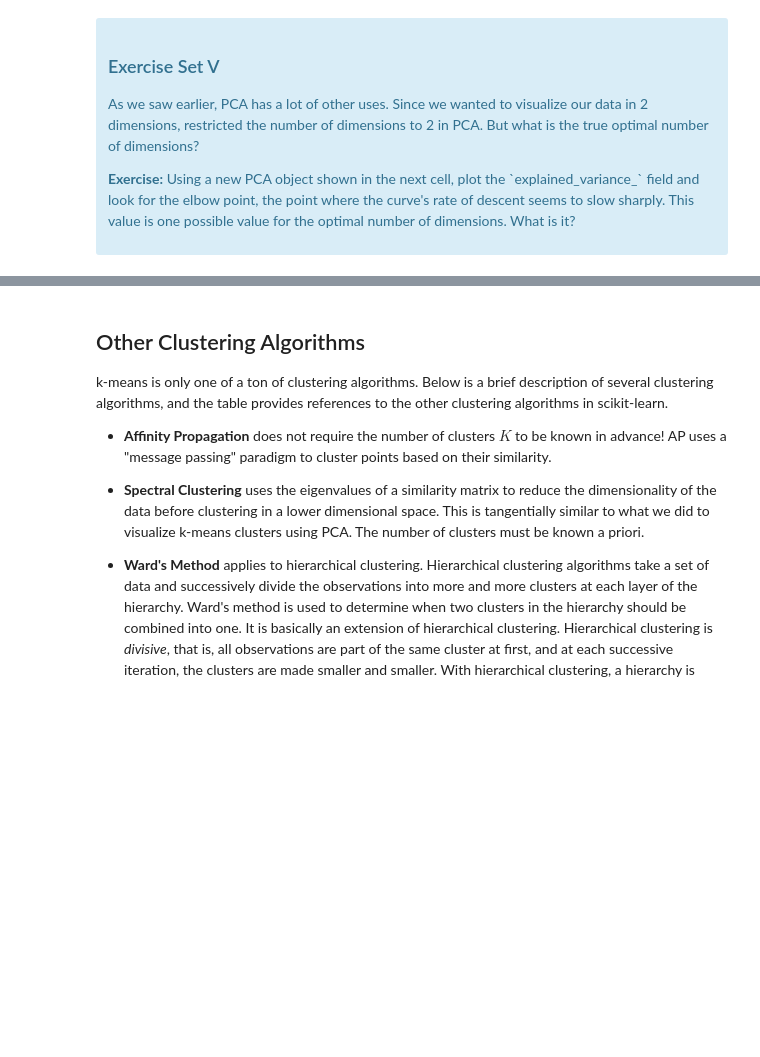
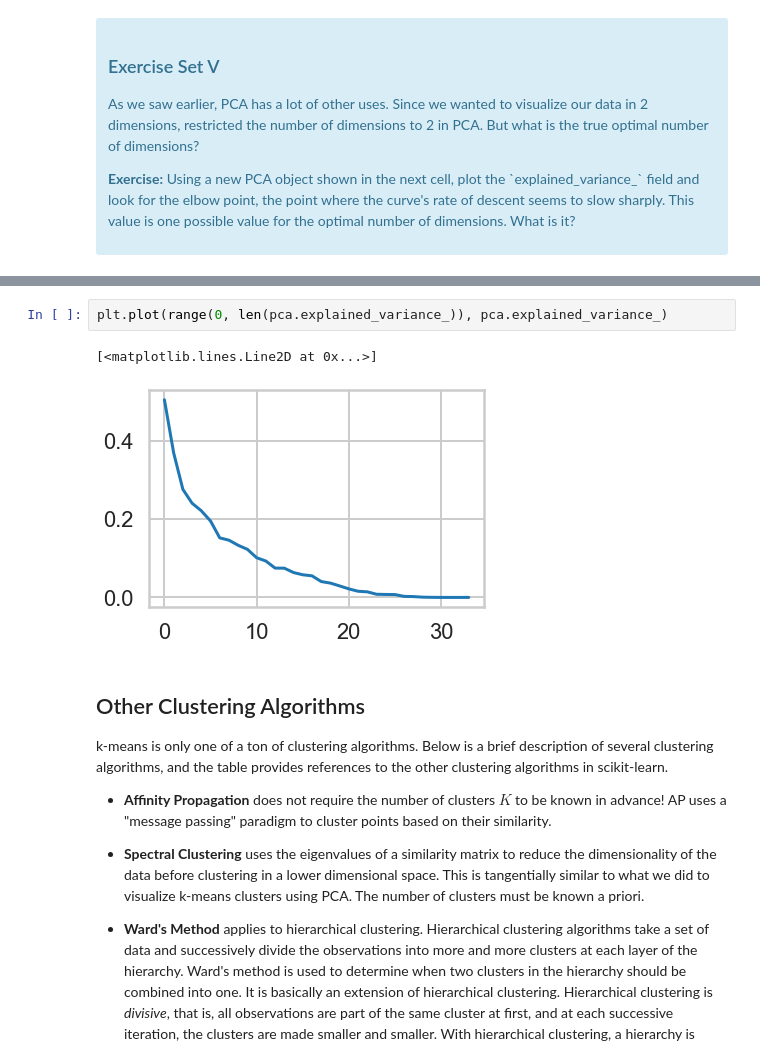
Before and after one commit to dudhatdhavalm/springboard-mini-projects, a Jupyter notebook: mec-16.2.6-clustering-mini-project/Mini_Project_Clustering.ipynb, the cells around one changed output, grey strips where cells are left out. Saved outputs shown, nothing was run; the diff lists cells and outputs as text; blank space fills up the shorter version.

```diff
--- a/mec-16.2.6-clustering-mini-project/Mini_Project_Clustering.ipynb
+++ b/mec-16.2.6-clustering-mini-project/Mini_Project_Clustering.ipynb
@@ -682,3 +688,8 @@ PCA()
+# %%
+plt.plot(range(0, len(pca.explained_variance_)), pca.explained_variance_)
+# %% [output]
+[<matplotlib.lines.Line2D at 0x...>]
+[figure, added]
 # %% [markdown]
 ## Other Clustering Algorithms
 
```
Also changed, not shown: parts of 24 cells of this notebook.
